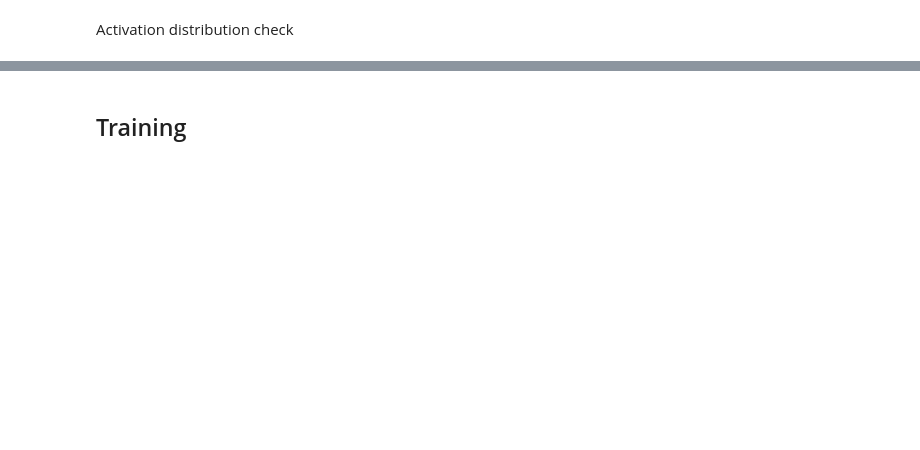
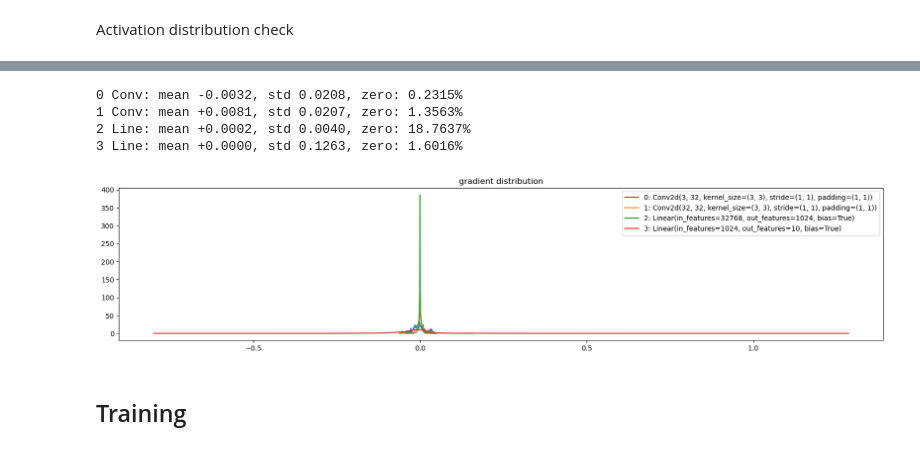
Before and after one commit to stkao05/cs231, a Jupyter notebook: experiments/cifar.ipynb, the cells around one changed output, grey strips where cells are left out. Saved outputs shown, nothing was run; the diff lists cells and outputs as text; code cells hidden in the pictures; blank space fills up the shorter version.

```diff
--- a/experiments/cifar.ipynb
+++ b/experiments/cifar.ipynb
@@ -162,17 +219,23 @@ plt.title('activation distribution');
 # %%
 plt.figure(figsize=(20, 4))
 legends = []
-layers = [model.linear1, model.linear2, model.linear3, model.linear4]
+layers = [m for m in model.children() if "Conv" in str(m) or "Linear" in str(m)]
 
-for i, l in enumerate(layers):
-    t = l.weight.grad
-    print('layer %d: mean %+.2f, std %.2f, zero: %.2f%%' % (i, t.mean(), t.std(), (t.abs() < 0.0001).float().mean()*100))
+for i, m in enumerate(layers):
+    t = m.weight.grad
+    print('%d %s: mean %+.4f, std %.4f, zero: %.4f%%' % (i, str(m)[0:4], t.mean(), t.std(), (t.abs() < 0.0001).float().mean()*100))
     hy, hx = torch.histogram(t, density=True)
     plt.plot(hx[:-1].detach(), hy.detach())
-    legends.append(f'layer {i}')
+    legends.append(f'{i}: {str(m)}')
 
 plt.legend(legends);
 plt.title('gradient distribution');
+# %% [output]
+0 Conv: mean -0.0032, std 0.0208, zero: 0.2315%
+1 Conv: mean +0.0081, std 0.0207, zero: 1.3563%
+2 Line: mean +0.0002, std 0.0040, zero: 18.7637%
+3 Line: mean +0.0000, std 0.1263, zero: 1.6016%
+[figure, added]
 # %% [markdown]
 ## Training
 # %%
```
Also changed, not shown: parts of 18 cells of this notebook.
